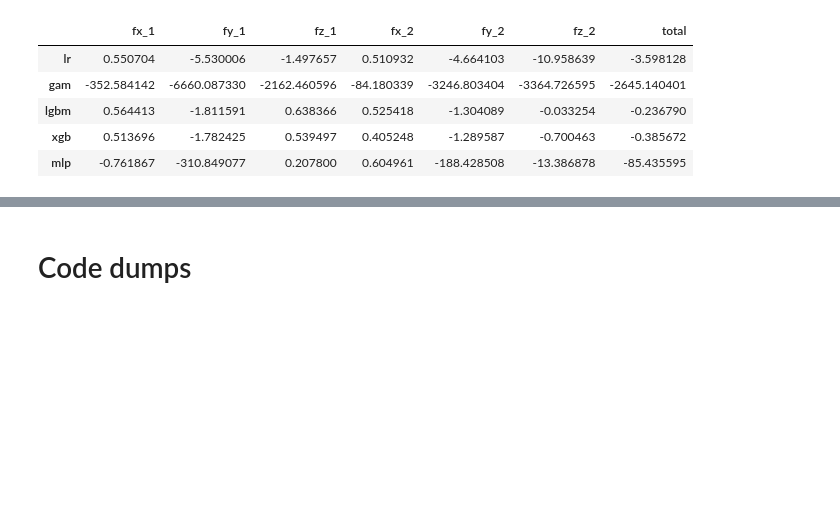
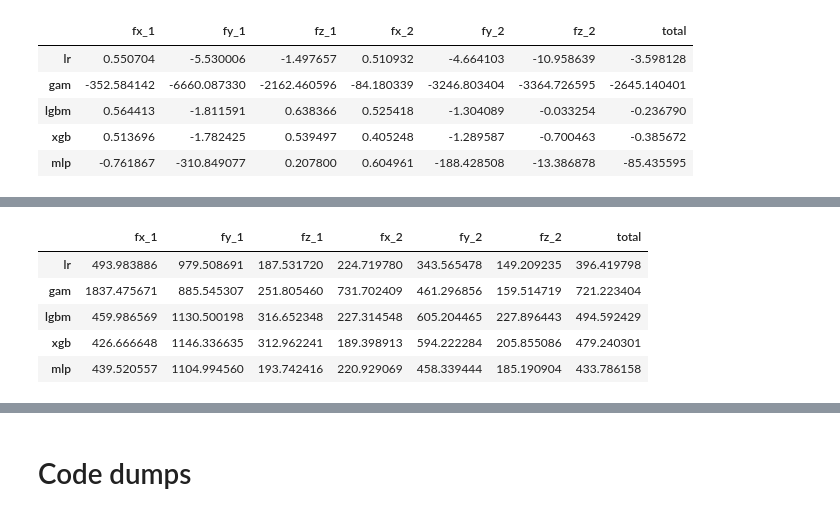
Before and after one commit to aumyfarhan/robot_force_prediction, a Jupyter notebook: Regression_Models.ipynb, the cells around one changed output, grey strips where cells are left out. Cells and saved outputs as stored; diff of their text form; code cells hidden in the pictures; blank space fills up the shorter version.

```diff
--- a/Regression_Models.ipynb
+++ b/Regression_Models.ipynb
@@ -383,0 +516,9 @@ r2_df
+# %%
+rmse_df_data_4
+# %% [output]
+|  | fx_1 | fy_1 | fz_1 | fx_2 | fy_2 | fz_2 | total |
+| lr | 493.983886 | 979.508691 | 187.531720 | 224.719780 | 343.565478 | 149.209235 | 396.419798 |
+| gam | 1837.475671 | 885.545307 | 251.805460 | 731.702409 | 461.296856 | 159.514719 | 721.223404 |
+| lgbm | 459.986569 | 1130.500198 | 316.652348 | 227.314548 | 605.204465 | 227.896443 | 494.592429 |
+| xgb | 426.666648 | 1146.336635 | 312.962241 | 189.398913 | 594.222284 | 205.855086 | 479.240301 |
+| mlp | 439.520557 | 1104.994560 | 193.742416 | 220.929069 | 458.339444 | 185.190904 | 433.786158 |
```
Also changed, not shown: parts of 20 cells of this notebook.
